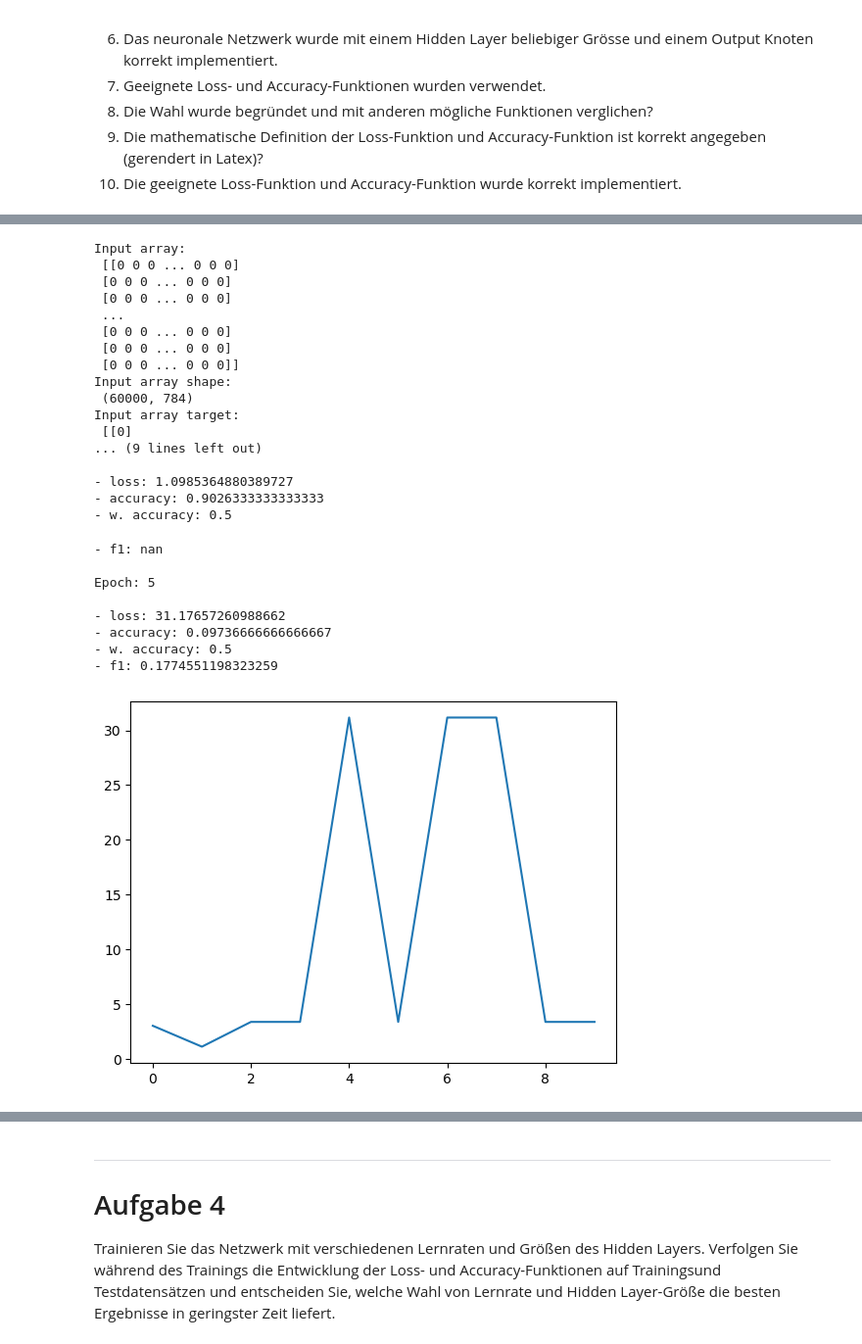
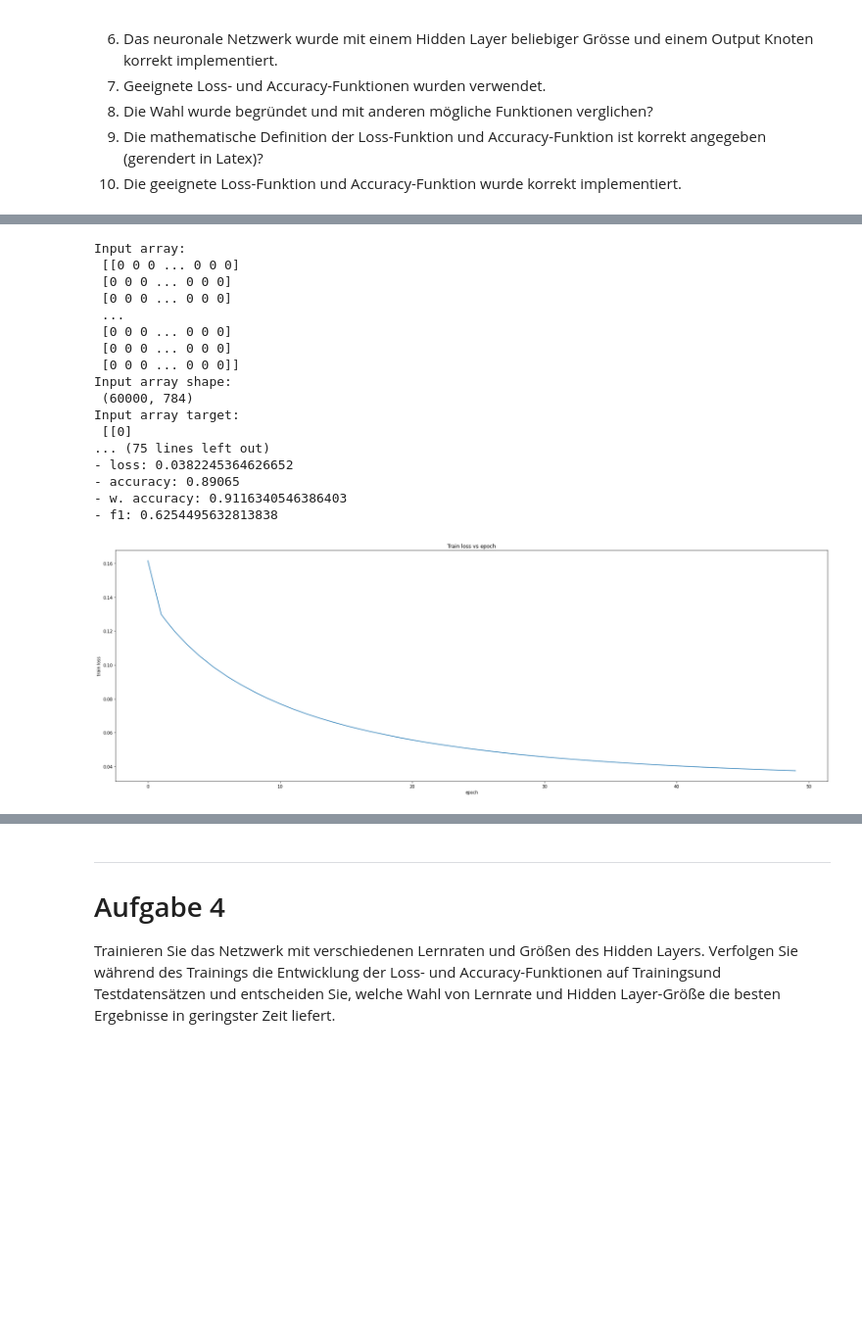
Before and after one commit to 7ben18/fhnw-vta-Vertiefende-Themen-der-Analysis, a Jupyter notebook: minichallenge1/vta-minichallenge-1.ipynb, the cells around one changed output, grey strips where cells are left out. Shown at 98% size. Cells and saved outputs as stored; diff of their text form; code cells hidden in the pictures; blank space fills up the shorter version.

```diff
--- a/minichallenge1/vta-minichallenge-1.ipynb
+++ b/minichallenge1/vta-minichallenge-1.ipynb
@@ -159,9 +159,10 @@ class LinearLayer:
         :param activation_fn_derivative: Ableitung der Aktivierungsfunktion
         """
 
-        stdv = 1. / np.sqrt(output_dim)
-        self.weights = np.random.uniform(-stdv, stdv, (output_dim, input_dim))
-        self.bias = np.random.uniform(-stdv, stdv, (1, output_dim))
+        #xavier initialization
+        bound = np.sqrt(6) / np.sqrt(input_dim + output_dim)
+        self.weights = np.random.uniform(-bound, bound, (output_dim, input_dim))
+        self.bias = np.random.uniform(-bound, bound, (1, output_dim))
 
         self.input = None
         self.activation_fn = activation_fn
@@ -211,7 +212,7 @@ class LinearLayer:
         self.weights -= learning_rate * self.grad_weights
         self.bias -= learning_rate * self.grad_bias
 
-#(ChatGPT)
+#(Generiert von ChatGPT)
 # %% [markdown]
 # LinearLayer Klasse
 
@@ -545,66 +632,65 @@ Diese Klasse repräsentiert ein einfaches neuronales Netzwerk mit einer linearen
 # %%
 # 6. Neuronales Netzwerk mit einem Hidden Layer und beliebger Größe
 
-np.random.seed(123)
-
-# Erzeugen einer Instanz
-net = NeuralNetwork(input_nodes=28*28, hidden_nodes=30)
-
 # Erzeugen eines Beispiel Arrayys mit 3 Beobachtungen vom MNIST Datensatz
 input_array = np.array(train_dataset.data.view(-1, 28*28))
+
 # Umwandeln der Labels in numpy array
-target = np.array(train_dataset.targets.reshape(-1, 1))
+# Transform Labels into 0 and 1 (everything else is 0 except 4, which is 1)
+target = np.where(np.array(train_dataset.targets.reshape(-1, 1)) == 4, 1, 0)
 
 # Array Ausgeben
 print("Input array:\n", input_array)
 print("Input array shape:\n", input_array.shape)
 
-# Transform Labels into 0 and 1 (everything else is 0 except 4, which is 1)
-target = np.where(target == 4, 1, 0)
-
 # Array Labels
 print("Input array target:\n", target)
 print("Input array target shape:\n", target.shape)
 
+weight_pos = np.sum(target == 0) / len(target)
+weight_neg = np.sum(target == 1) / len(target)
+
+print("weight_pos: ", weight_pos)
+print("weight_neg: ", weight_neg)
+
+# Erzeugen einer Instanz
+net = NeuralNetwork(input_nodes=28*28, hidden_nodes=200, weight_pos=weight_pos, weight_neg=weight_neg)
+
 #beispiel für backprop
 loss = []
-for i in range(10):
+for i in range(50):
     loss.append(net.loss(input_array, target))
-    net.backward(input_array, target).update(1e-8)
+    net.backward(input_array, target).update(1e-3)
 
     if i % 5 == 0:
         print(f"Epoch: {i}\n")
         print(f"- loss: {net.loss(input_array, target)}")
         print(f"- accuracy: {net.accuracy(input_array, target)}")
         print(f"- w. accuracy: {net.weighted_accuracy(input_array, target)}")
         print(f"- f1: {net.f1_score(input_array, target)}\n")
 
+plt.figure(figsize=(30, 10))
 plt.plot(loss)
+plt.xlabel("epoch")
+plt.ylabel("train loss")
+plt.title("Train loss vs epoch")
 plt.show()
 # %% [output]
 Input array:
  [[0 0 0 ... 0 0 0]
  [0 0 0 ... 0 0 0]
  [0 0 0 ... 0 0 0]
  ...
  [0 0 0 ... 0 0 0]
  [0 0 0 ... 0 0 0]
  [0 0 0 ... 0 0 0]]
 Input array shape:
  (60000, 784)
 Input array target:
  [[0]
-... (9 lines left out)
-
-- loss: 1.0985364880389727
-- accuracy: 0.9026333333333333
-- w. accuracy: 0.5
+... (75 lines left out)
+- loss: 0.0382245364626652
+- accuracy: 0.89065
+- w. accuracy: 0.9116340546386403
+- f1: 0.6254495632813838
-- f1: nan
-
-Epoch: 5
-
-- loss: 31.17657260988662
-- accuracy: 0.09736666666666667
-- w. accuracy: 0.5
-- f1: 0.1774551198323259
-[figure, old version]
+[figure, new version]
```
Also changed, not shown: parts of 18 cells of this notebook.
